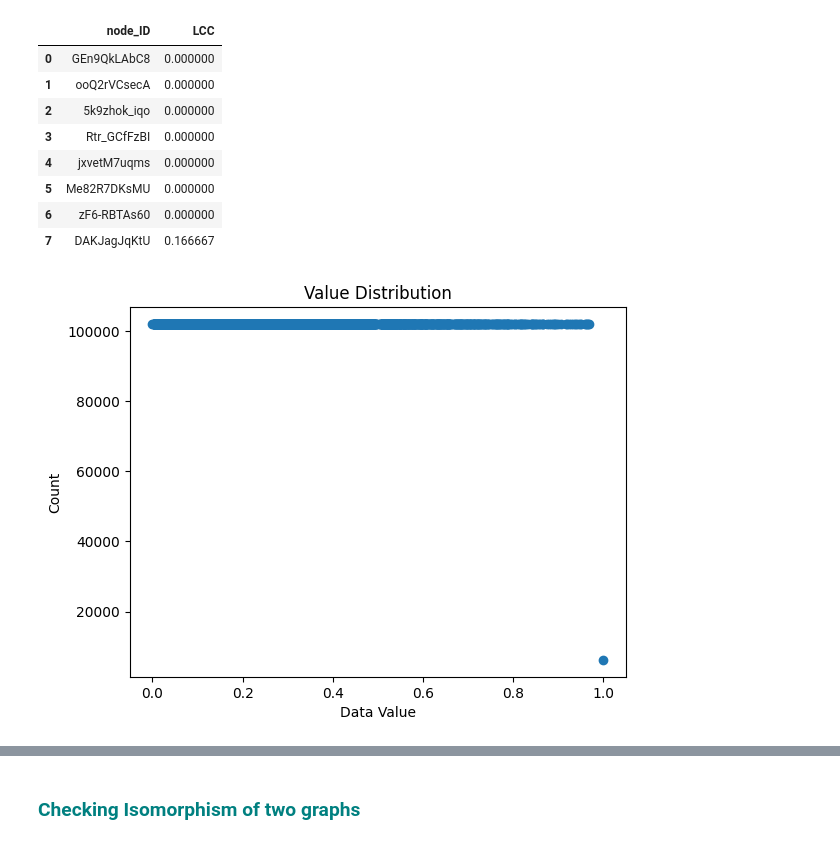
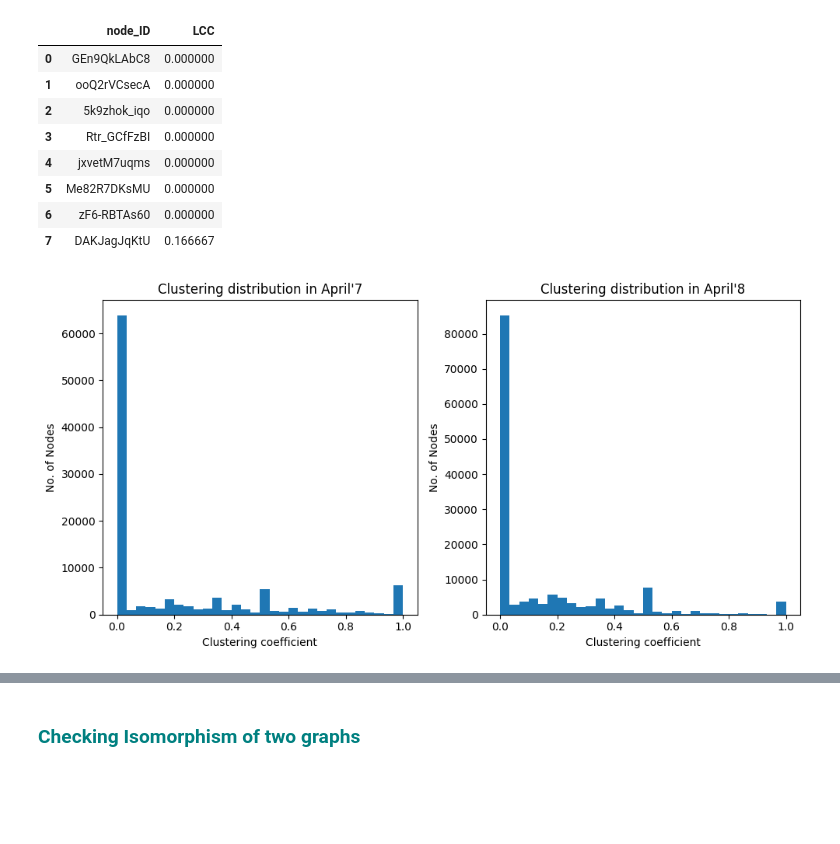
Before and after one commit to ManuSrivastava1/Youtube_video_networkAnalysis, a Jupyter notebook: 3_1.ipynb, the cells around one changed output, grey strips where cells are left out. Drawn from its saved outputs; the diff is of its cells as text; code cells hidden in the pictures; blank space fills up the shorter version.

```diff
--- a/3_1.ipynb
+++ b/3_1.ipynb
@@ -447,9 +892,9 @@ def LCC(G):
     # Transferring the data from dictionary to dataframe
     K = []
     V = []
-    for k,v in clusteringValues1.items():
+    for k,v in clustering_coefficients.items():
         key = k
-        value = clusteringValues1[k]
+        value = clustering_coefficients[k]
         K.append(key)
         V.append(value)
 
@@ -458,6 +903,8 @@ def LCC(G):
     return df
 # %%
 LCC_df1 = LCC(g1)
+LCC_df2 = LCC(g2)
+LCC_df1_wc = LCC(giant_subgraph)
 # %%
 # we can add this data to the node attribute csv to get better results in the visualisation
 LCC_df1.head(8)
@@ -473,24 +920,9 @@ LCC_df1.head(8)
 | 6 | zF6-RBTAs60 | 0.000000 |
 | 7 | DAKJagJqKtU | 0.166667 |
 # %%
-# Calculate the in-degree for each node in the graph
-in_degrees = dict(g1.in_degree())
+# Calculate the LCC for each node in the graph
+#in_degrees = dict(g1.in_degree())
 lcc = LCC_df1['LCC']
 lcc = list(lcc)
+lcc2 =LCC_df2['LCC']
+lcc2 = list(lcc2)
-# %%
-# Convert unique values to integers
-unique_values = np.unique(lcc)
-unique_values_int = np.array(unique_values, dtype=np.int64)
-
-# Count the occurrences of each value
-value_counts = np.bincount(np.array(lcc, dtype=np.int64))
-
-# Plot the value distribution
-plt.scatter(unique_values, value_counts[unique_values_int])
-plt.xlabel('Data Value')
-plt.ylabel('Count')
-plt.title('Value Distribution')
-
-plt.show()
-# %% [output]
-[figure, removed]
@@ -496,0 +932,19 @@ plt.show()
+# %%
+plt.figure(figsize=(10, 5))
+
+plt.subplot(1, 2, 1)
+plt.hist(lcc,bins=30)
+plt.title("Clustering distribution in April'7")
+plt.xlabel('Clustering coefficient')
+plt.ylabel('No. of Nodes')
+
+plt.subplot(1, 2, 2)
+plt.hist(lcc2,bins=30)
+plt.title("Clustering distribution in April'8")
+plt.xlabel('Clustering coefficient')
+plt.ylabel('No. of Nodes')
+
+plt.tight_layout()
+plt.show()
+# %% [output]
+[figure, added]
```
Also changed, not shown: parts of 107 cells of this notebook.
